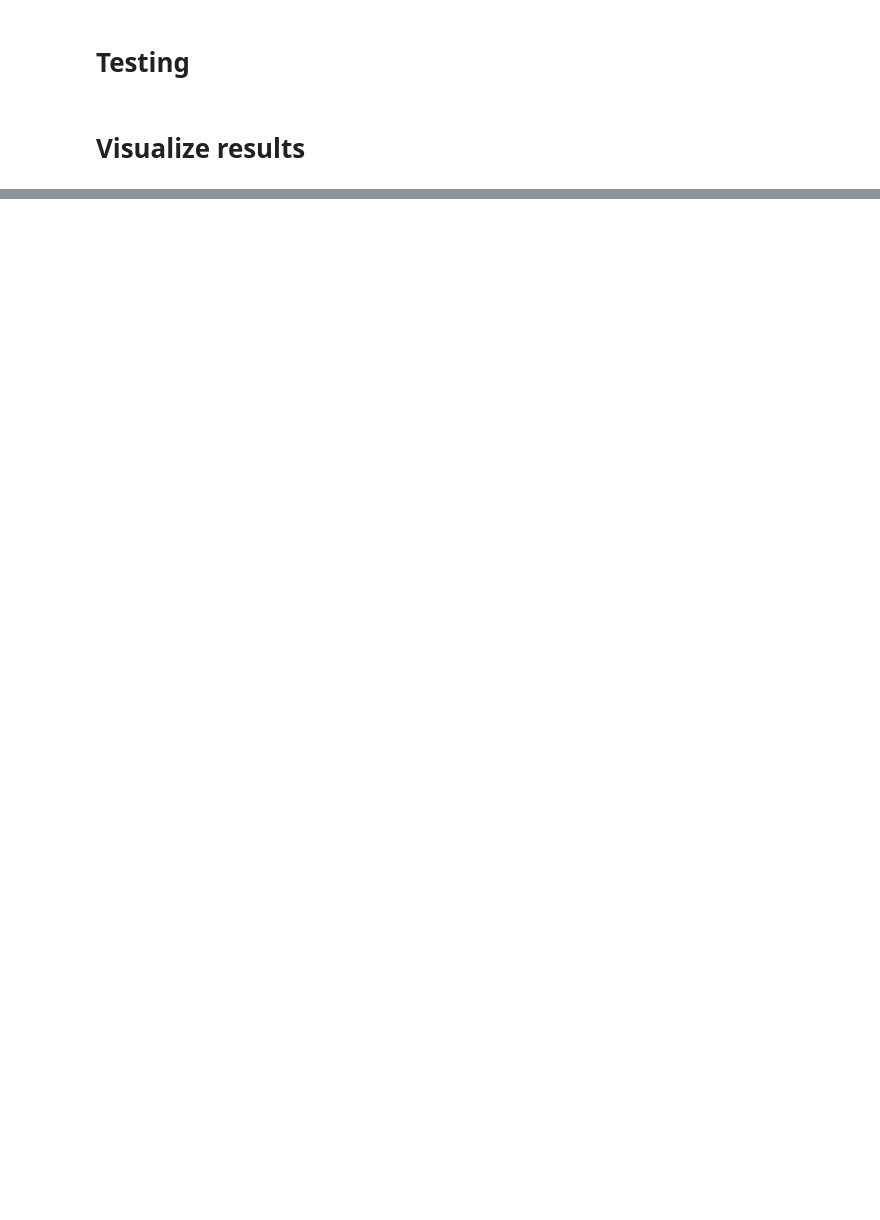
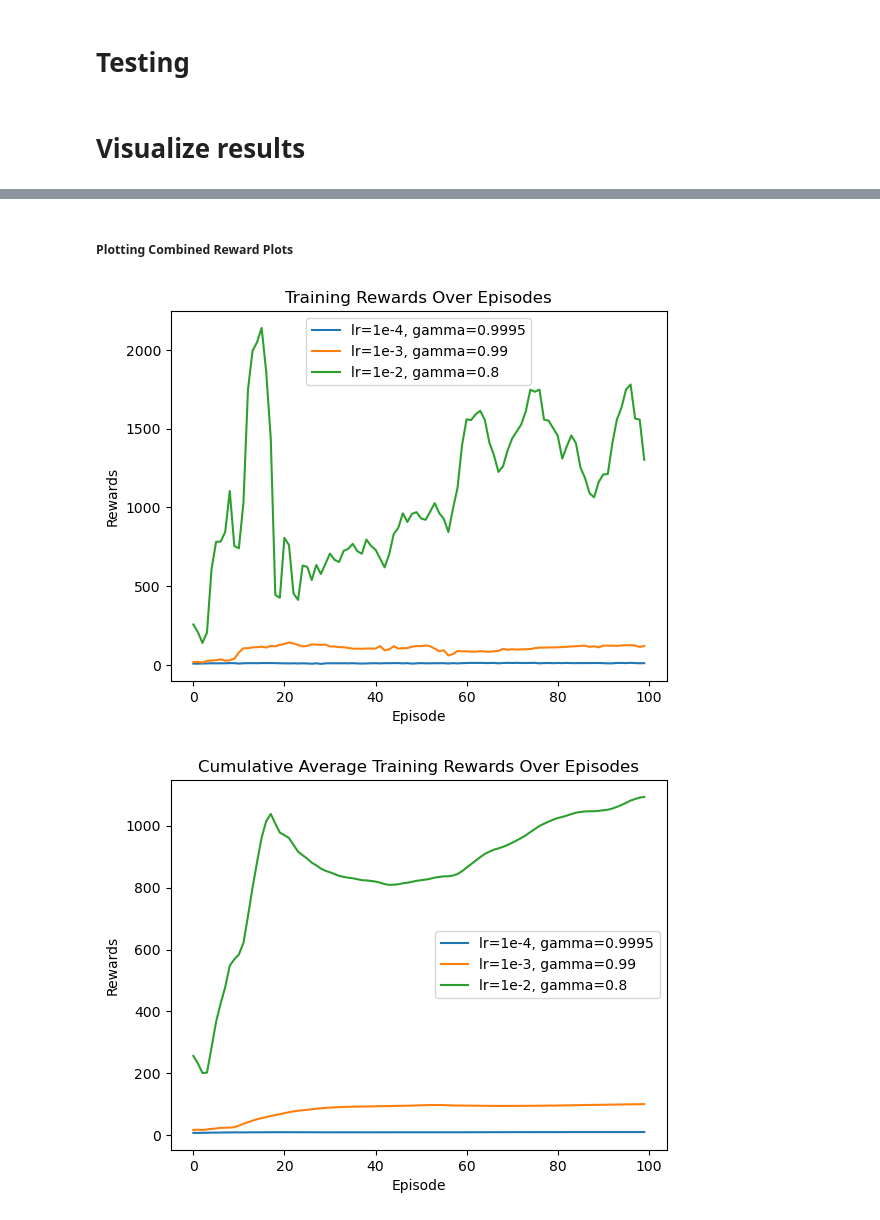
Before and after one commit to LucasHartmanWestern/cs_9170_project, a Jupyter notebook: main.ipynb, the cells around one changed output, grey strips where cells are left out. Cells and saved outputs as stored; diff of their text form; code cells hidden in the pictures; blank space fills up the shorter version.

```diff
--- a/main.ipynb
+++ b/main.ipynb
@@ -525,0 +219,22 @@ print(f"Test Results | MSE: {mse} | MAE: {mae} | Female MSE: {female_mse}")
+# %% [markdown]
+##### Plotting Combined Reward Plots
+# %%
+# Plotting combined results for all experiments
+metrics_path_list = [
+    os.path.join(results_folder_name, 'nick', 'metrics', 'training_metrics_nick.json'),
+    os.path.join(results_folder_name, 'ethan', 'metrics', 'training_metrics_ethan.json'),
+    os.path.join(results_folder_name, 'nadine', 'metrics', 'training_metrics_nadine.json')
+]
+experiment_hyperparams_list = [
+    'lr=1e-4, gamma=0.9995',
+    'lr=1e-3, gamma=0.99',
+    'lr=1e-2, gamma=0.8'
+]
+save_path = os.path.join(results_folder_name, 'comparison_plots')
+os.makedirs(save_path, exist_ok=True)
+
+plot_episode_rewards_combined(metrics_path_list, experiment_hyperparams_list, save_path)
+plot_cumulative_rewards_combined(metrics_path_list, experiment_hyperparams_list, save_path)
+# %% [output]
+[figure, added]
+[figure, added]
```
Also changed, not shown: parts of 15 cells of this notebook, 43 other files.
